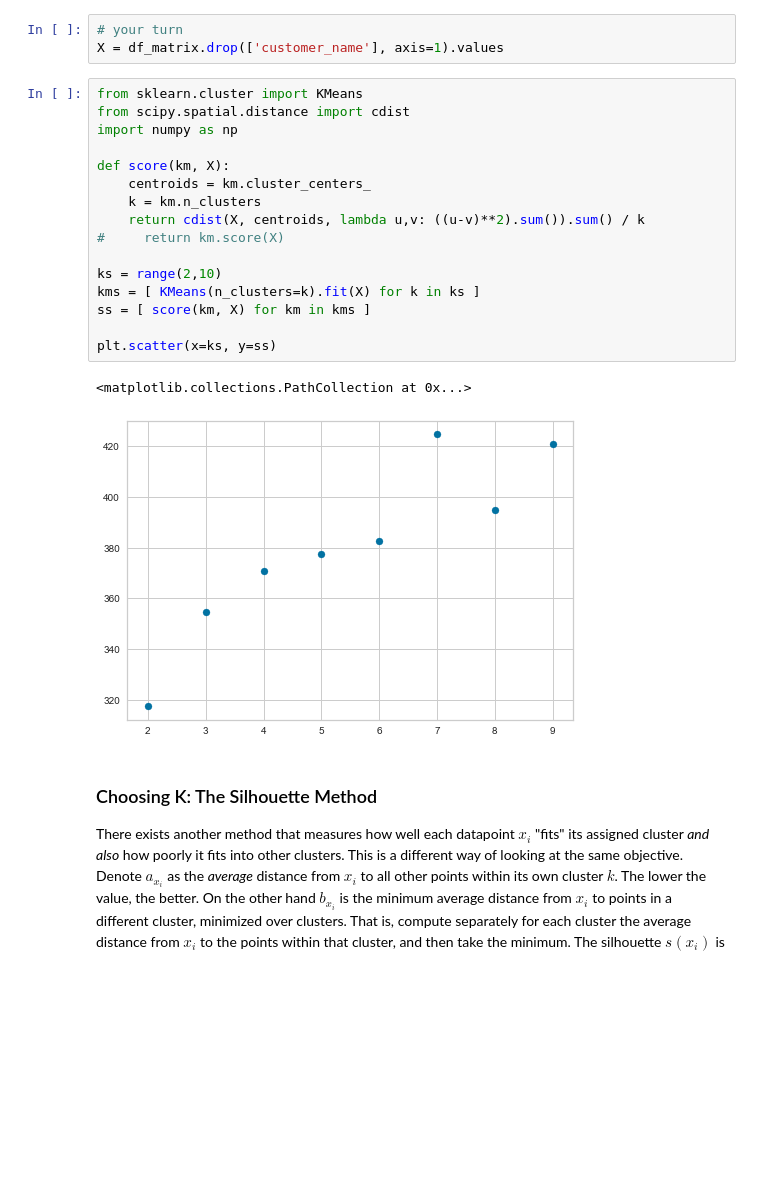
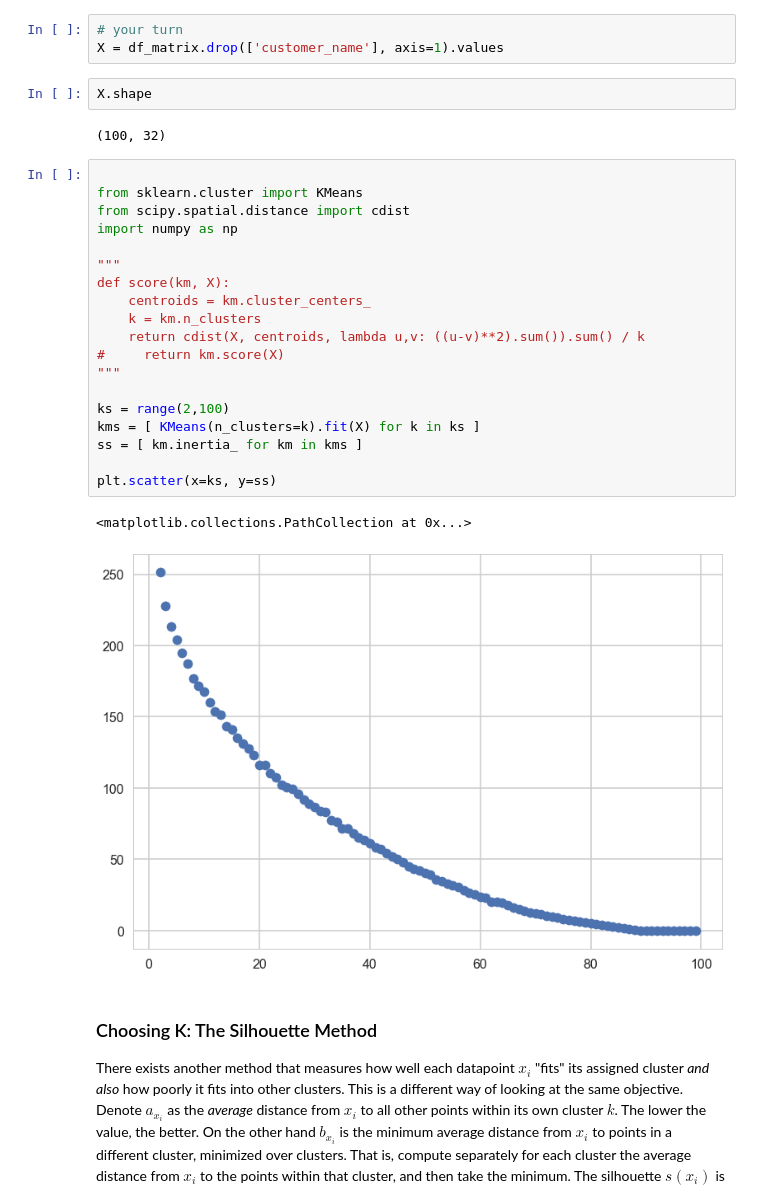
Before and after one commit to veghbernadett/data-science, a Jupyter notebook: review/clustering/Mini_Project_Clustering.ipynb, the cells around one changed output. Saved outputs shown, nothing was run; the diff lists cells and outputs as text; blank space fills up the shorter version.

```diff
--- a/review/clustering/Mini_Project_Clustering.ipynb
+++ b/review/clustering/Mini_Project_Clustering.ipynb
@@ -106,25 +106,32 @@ where $x_i$ is a point, $C_k$ represents cluster $k$ and $\mu_k$ is the centroid
 # %%
 # your turn
 X = df_matrix.drop(['customer_name'], axis=1).values
+# %%
+X.shape
+# %% [output]
+(100, 32)
 # %%
+
 from sklearn.cluster import KMeans
 from scipy.spatial.distance import cdist
 import numpy as np
 
+"""
 def score(km, X):
     centroids = km.cluster_centers_
     k = km.n_clusters
     return cdist(X, centroids, lambda u,v: ((u-v)**2).sum()).sum() / k
 #     return km.score(X)
+"""
 
-ks = range(2,10)
+ks = range(2,100)
 kms = [ KMeans(n_clusters=k).fit(X) for k in ks ]
-ss = [ score(km, X) for km in kms ]
+ss = [ km.inertia_ for km in kms ]
 
 plt.scatter(x=ks, y=ss)
 # %% [output]
 <matplotlib.collections.PathCollection at 0x...>
-[figure, old version]
+[figure, new version]
 # %% [markdown]
 ### Choosing K: The Silhouette Method
 
```
Also changed, not shown: parts of 8 cells of this notebook.
